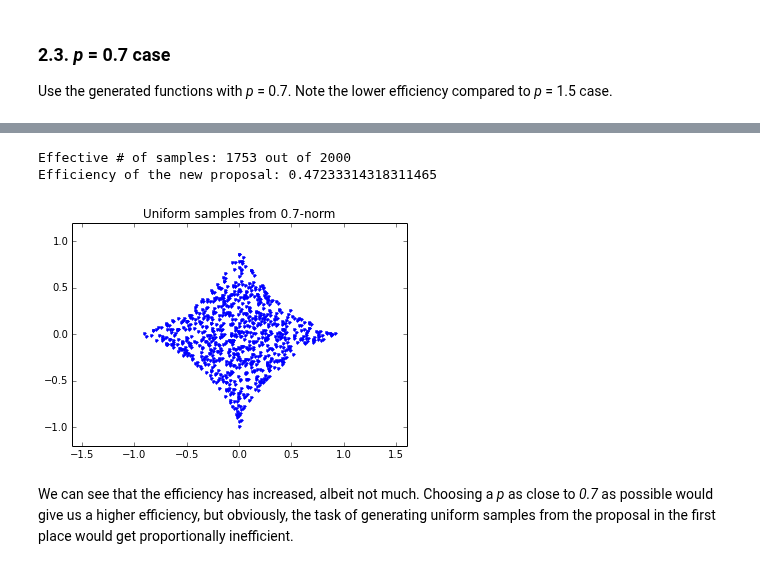
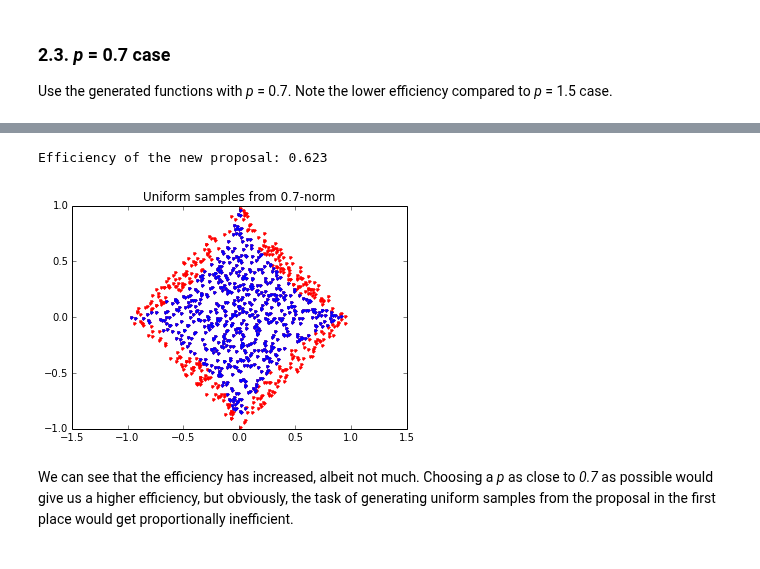
Before and after one commit to Bogazici-CMPE548-Spring2016/Cmpe548-Assignment1, a Jupyter notebook: assignment1.ipynb, the cells around one changed output, grey strips where cells are left out. Cells and saved outputs as stored; diff of their text form; code cells hidden in the pictures.

```diff
--- a/assignment1.ipynb
+++ b/assignment1.ipynb
@@ -96,16 +93,31 @@ Hence, we can use the *1.5*-norm as our proposal for rejection sampling on the *
-# %%
-x2, y2 = p_norm_accepted(x1,y1,0.7)
-
-print('Effective # of samples:',len(x1),'out of',N)
-print('Efficiency of the new proposal:',len(x2)/len(x1))
-plt.plot(x2,y2,'.')
-plt.axis([-8/5, 8/5, -6/5, 6/5])
-plt.title('Uniform samples from 0.7-norm')
-plt.show()
-# %% [output]
-Effective # of samples: 1753 out of 2000
-Efficiency of the new proposal: 0.47233314318311465
-[figure, removed]
+# %%
+def sample_1_norm(N):
+    x = (np.random.rand(N) - 0.5) * 2/np.sqrt(2)
+    y = (np.random.rand(N) - 0.5) * 2/np.sqrt(2)
+
+    r = np.power(np.power(x,2)+np.power(y,2),0.5)
+    theta = np.arctan2(y, x) + np.pi / 4
+
+    x = r * np.cos(theta)
+    y = r * np.sin(theta)
+
+    return x, y
+
+xs, ys = sample_1_norm(N)
+
+accepted = is_accepted(xs, ys, 0.7)
+x2 = xs[accepted]
+y2 = ys[accepted]
+
+print('Efficiency of the new proposal:',len(x2)/len(xs))
+plt.plot(xs, ys, 'r.')
+plt.plot(x2, y2, 'b.')
+plt.axis('equal')
+plt.title('Uniform samples from 0.7-norm')
+plt.show()
+# %% [output]
+Efficiency of the new proposal: 0.623
+[figure, added]
 # %% [markdown]
 We can see that the efficiency has increased, albeit not much. Choosing a *p* as close to *0.7* as possible would give us a higher efficiency, but obviously, the task of generating uniform samples from the proposal in the first place would get proportionally inefficient.
 # %% [markdown]
```
Also changed, not shown: parts of 8 cells of this notebook.
